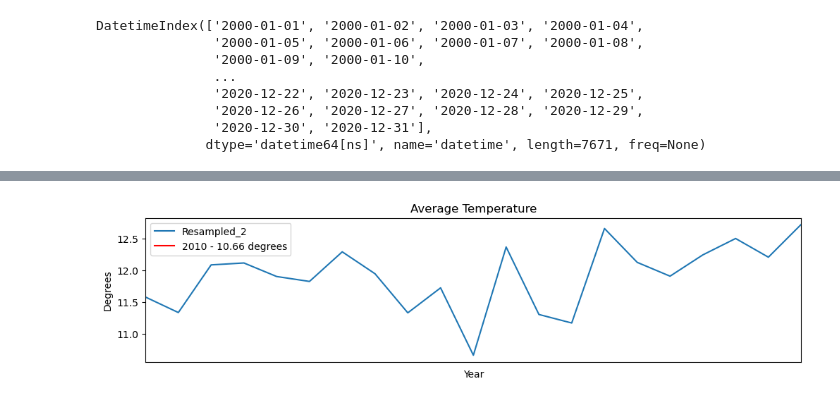
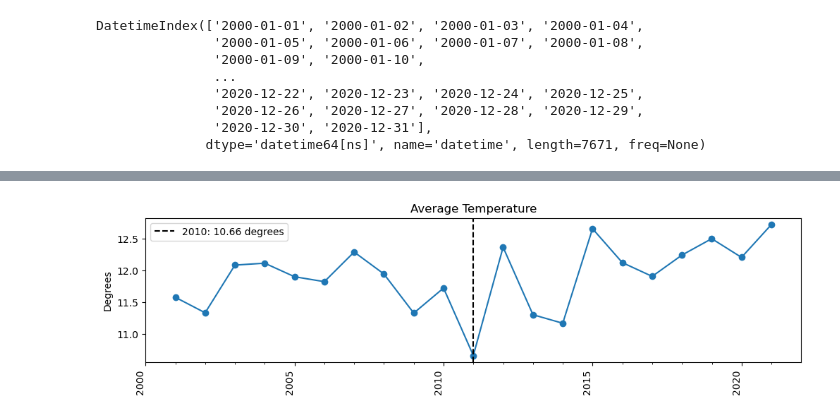
Before and after one commit to AshleyHeinrich/Resampling_Datetime_Data, a Jupyter notebook: Resampling_Datetime_Data.ipynb, the cells around one changed output, grey strips where cells are left out. Saved outputs shown, nothing was run; the diff lists cells and outputs as text; code cells hidden in the pictures.

```diff
--- a/Resampling_Datetime_Data.ipynb
+++ b/Resampling_Datetime_Data.ipynb
@@ -300,7 +305,9 @@ DatetimeIndex(['2000-01-01', '2000-01-02', '2000-01-03', '2000-01-04',
               dtype='datetime64[ns]', name='datetime', length=7671, freq=None)
 # %%
 # Resample as yearly
-ts_YR_res = ts2.resample('A').mean()
-ts_YR_res.name = 'Resampled_2'
+agg_specs = {"mean_temp":"mean","min_temp":"min",'max_temp':'max',
+             'precipitation':'sum', 'snow_depth':'sum'}
+
+ts_YR_res = df4.resample("A").agg(agg_specs)
 ts_YR_res.head()
 # %% [output]
@@ -329,28 +340,31 @@ fmt_year = mdates.DateFormatter("%Y")
-# %%
-# Visualization 2:
-fig, ax = plt.subplots(figsize=(12,3))
-ts_YR_res.plot(ax=ax, title='Average Temperature', ylabel = 'Degrees',
-       xlabel = 'Year');
-
-
-##  Set xticks and xticklables
-ax.set_xticks(ax.get_xticks())
-ax.set_xticklabels(ax.get_xticklabels(), fontsize='large',fontweight='bold' )
-##  customize minor ticks
-ax.xaxis.set_minor_locator(loc_1year)
-
-##  customize major ticks
-ax.xaxis.set_major_locator(loc_5year)
-ax.xaxis.set_major_formatter(fmt_year)
-
-
-##  Making major/minor gridlines
-ax.grid(which='minor',axis='x',ls=":")
-ax.grid(which='major',axis='x',color='k')
-fig.autofmt_xdate(rotation=90,ha='center')
-plt.axvline(min_temp, color = 'r', label = '2010 - 10.66 degrees');
-
-## add legend
-ax.legend(loc = 'best');
-# %% [output]
-[figure, removed]
+# %%
+fig, ax = plt.subplots(figsize=(12,3))
+ax.plot( ts_YR_res['mean_temp'], marker='o')
+ax.set(title="Average Temperature", ylabel='Degrees')
+
+
+date_min = ts_YR_res['mean_temp'].idxmin()
+min_temp = ts_YR_res['mean_temp'].min()
+
+
+label_txt = f"{date_min.strftime('%Y')}: {min_temp:.2f} degrees"
+ax.axvline(date_min,color='k',ls='--', label= label_txt)
+ax.legend()
+
+
+
+# customize major ticks
+major_loc =  mdates.YearLocator(5)
+major_fmt = mdates.DateFormatter("%Y")
+
+ax.xaxis.set_major_locator(major_loc)
+ax.xaxis.set_major_formatter(major_fmt)
+
+
+# # customize minor ticks
+maxor_loc =  mdates.YearLocator()
+
+ax.xaxis.set_minor_locator(maxor_loc)
+fig.autofmt_xdate(which='major', rotation=90)
+# %% [output]
+[figure, added]
```
Also changed, not shown: parts of 5 cells of this notebook.
